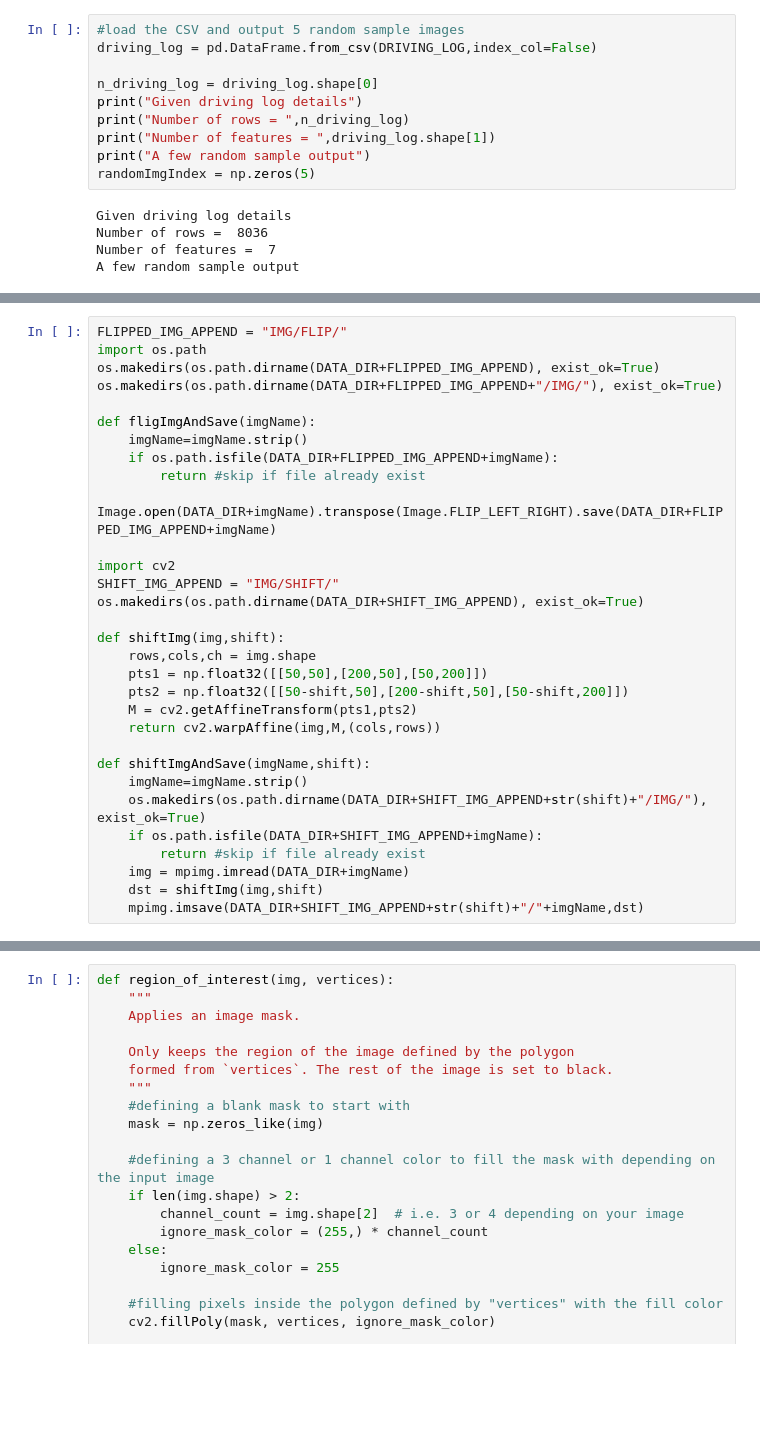
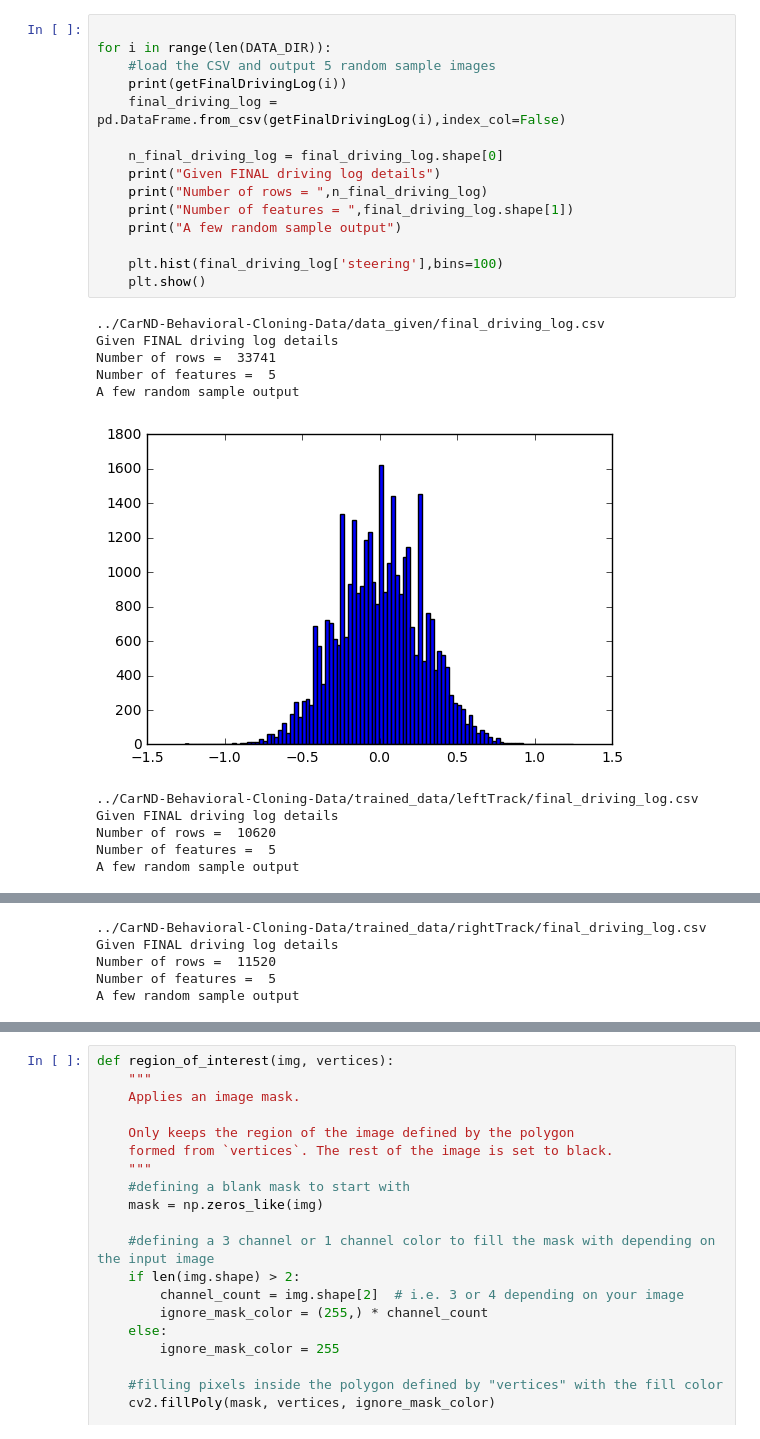
Before and after one commit to adarshakb/CarND-Behavioral-Cloning-P3, a Jupyter notebook: Model.ipynb, the cells around one changed output, grey strips where cells are left out. Drawn from its saved outputs; the diff is of its cells as text; blank space fills up the shorter version.

```diff
--- a/Model.ipynb
+++ b/Model.ipynb
@@ -28,15 +191,27 @@ def showImage(imgName=None,img=None,title=None):
 # %%
-#load the CSV and output 5 random sample images
-driving_log = pd.DataFrame.from_csv(DRIVING_LOG,index_col=False)
 
-n_driving_log = driving_log.shape[0]
-print("Given driving log details")
-print("Number of rows = ",n_driving_log)
-print("Number of features = ",driving_log.shape[1])
-print("A few random sample output")
-randomImgIndex = np.zeros(5)
+for i in range(len(DATA_DIR)):
+    #load the CSV and output 5 random sample images
+    print(getFinalDrivingLog(i))
+    final_driving_log = pd.DataFrame.from_csv(getFinalDrivingLog(i),index_col=False)
+
+    n_final_driving_log = final_driving_log.shape[0]
+    print("Given FINAL driving log details")
+    print("Number of rows = ",n_final_driving_log)
+    print("Number of features = ",final_driving_log.shape[1])
+    print("A few random sample output")
+
+    plt.hist(final_driving_log['steering'],bins=100)
+    plt.show()
 # %% [output]
-Given driving log details
-Number of rows =  8036
-Number of features =  7
+../CarND-Behavioral-Cloning-Data/data_given/final_driving_log.csv
+Given FINAL driving log details
+Number of rows =  33741
+Number of features =  5
 A few random sample output
+[figure, added]
+../CarND-Behavioral-Cloning-Data/trained_data/leftTrack/final_driving_log.csv
+Given FINAL driving log details
+Number of rows =  10620
+Number of features =  5
+A few random sample output
@@ -42,0 +219,5 @@ A few random sample output
+../CarND-Behavioral-Cloning-Data/trained_data/rightTrack/final_driving_log.csv
+Given FINAL driving log details
+Number of rows =  11520
+Number of features =  5
+A few random sample output
@@ -43,31 +224,0 @@ A few random sample output
-# %%
-FLIPPED_IMG_APPEND = "IMG/FLIP/"
-import os.path
-os.makedirs(os.path.dirname(DATA_DIR+FLIPPED_IMG_APPEND), exist_ok=True)
-os.makedirs(os.path.dirname(DATA_DIR+FLIPPED_IMG_APPEND+"/IMG/"), exist_ok=True)
-
-def fligImgAndSave(imgName):
-    imgName=imgName.strip()
-    if os.path.isfile(DATA_DIR+FLIPPED_IMG_APPEND+imgName):
-        return #skip if file already exist
-    Image.open(DATA_DIR+imgName).transpose(Image.FLIP_LEFT_RIGHT).save(DATA_DIR+FLIPPED_IMG_APPEND+imgName)
-
-import cv2
-SHIFT_IMG_APPEND = "IMG/SHIFT/"
-os.makedirs(os.path.dirname(DATA_DIR+SHIFT_IMG_APPEND), exist_ok=True)
-
-def shiftImg(img,shift):
-    rows,cols,ch = img.shape
-    pts1 = np.float32([[50,50],[200,50],[50,200]])
-    pts2 = np.float32([[50-shift,50],[200-shift,50],[50-shift,200]])
-    M = cv2.getAffineTransform(pts1,pts2)
-    return cv2.warpAffine(img,M,(cols,rows))
-
-def shiftImgAndSave(imgName,shift):
-    imgName=imgName.strip()
-    os.makedirs(os.path.dirname(DATA_DIR+SHIFT_IMG_APPEND+str(shift)+"/IMG/"), exist_ok=True)
-    if os.path.isfile(DATA_DIR+SHIFT_IMG_APPEND+imgName):
-        return #skip if file already exist
-    img = mpimg.imread(DATA_DIR+imgName)
-    dst = shiftImg(img,shift)
-    mpimg.imsave(DATA_DIR+SHIFT_IMG_APPEND+str(shift)+"/"+imgName,dst)
```
Also changed, not shown: parts of 16 cells of this notebook, 2 other files.
